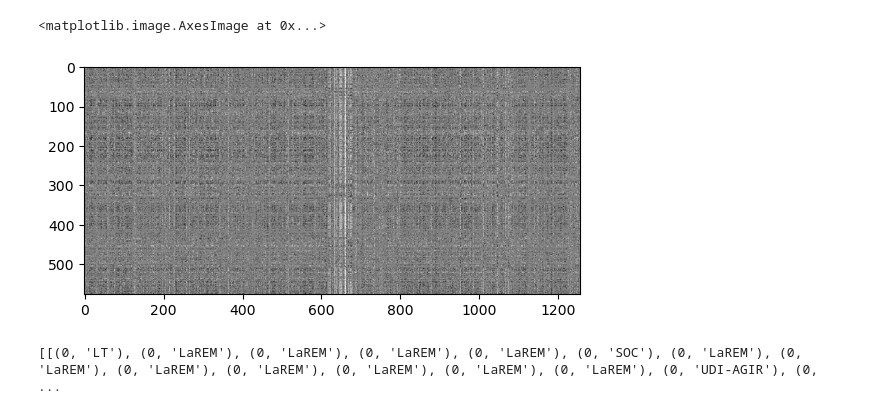
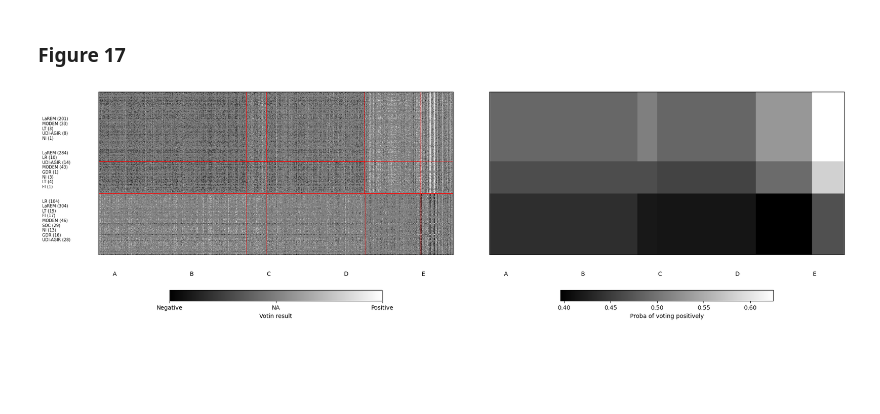
Before and after one commit to AngelReyero/LBM-MNAR, a Jupyter notebook: run.ipynb, the cells around one changed output. Cells and saved outputs as stored; diff of their text form; code cells hidden in the pictures; blank space fills up the shorter version.

Commit message:
Figure 17 function and notebook clean

```diff
--- a/run.ipynb
+++ b/run.ipynb
@@ -157,4 +46,12 @@ print(loaded_parameters)
 # %%
-pi = np.array(loaded_parameters['pi']).reshape(nq, nl)
+pi = np.array(loaded_parameters['pi'])
+
 tau_1 = np.array(loaded_parameters['tau_1'])
 tau_2 = np.array(loaded_parameters['tau_2'])
+row_classes = tau_1.argmax(axis=1)
+column_classes = tau_2.argmax(axis=1)
+
+nu_a = np.array(loaded_parameters['nu_a'])
+nu_b = np.array(loaded_parameters['nu_b'])
+nu_c = np.array(loaded_parameters['nu_p'])
+nu_d = np.array(loaded_parameters['nu_q'])
@@ -166,9 +57,0 @@ plt.imshow(votes, cmap='gray')
-# %%
-plt.imshow(votes[np.argsort(row_classes),:][:,np.argsort(column_classes)], cmap='gray')
-# %% [output]
-<matplotlib.image.AxesImage at 0x...>
-[figure, removed]
-# %%
-print([[(c, deputes[i]['groupe']) for i, c in enumerate(row_classes) if c == nq] for nq in range(nq)])
-# %% [output]
-[[(0, 'LT'), (0, 'LaREM'), (0, 'LaREM'), (0, 'LaREM'), (0, 'LaREM'), (0, 'SOC'), (0, 'LaREM'), (0, 'LaREM'), (0, 'LaREM'), (0, 'LaREM'), (0, 'LaREM'), (0, 'LaREM'), (0, 'LaREM'), (0, 'UDI-AGIR'), (0,  ...
@@ -176,0 +58,6 @@ gpc, df = groupes_politiques(row_classes, deputes)
+# %% [markdown]
+### Figure 17
+# %%
+fig_17(votes, deputes, row_classes, column_classes, pi)
+# %% [output]
+[figure, added]
```
Also changed, not shown: parts of 15 cells of this notebook, 4 other files.
